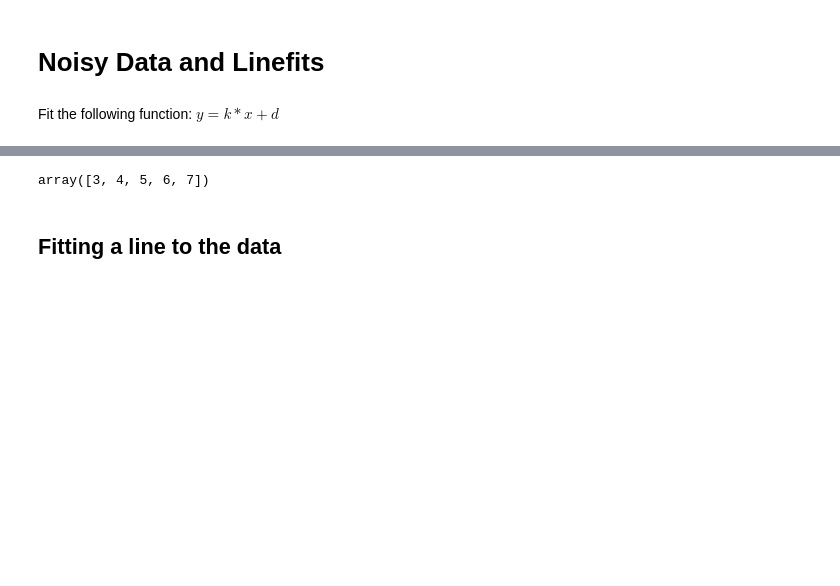
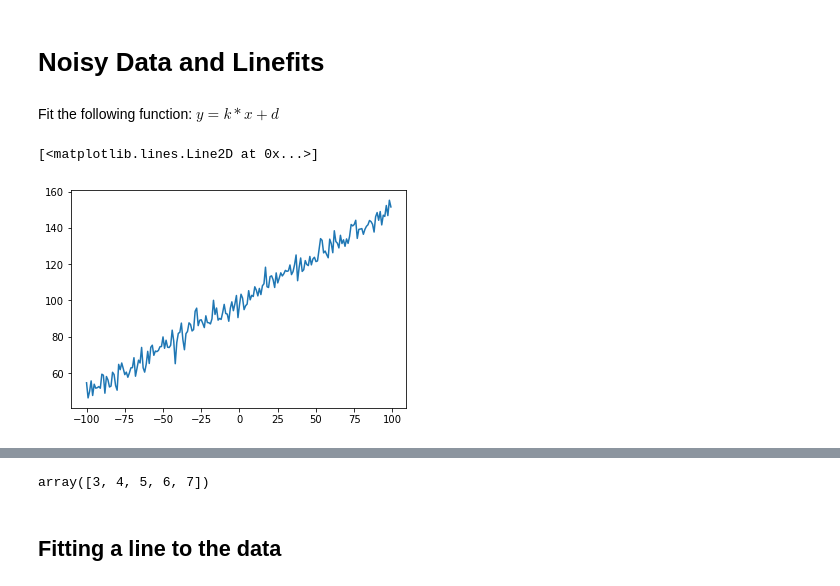
Before and after one commit to thomas-haslwanter/sapy, a Jupyter notebook: ipynbs/2_gettingStarted.ipynb, the cells around one changed output, grey strips where cells are left out. Drawn from its saved outputs; the diff is of its cells as text; code cells hidden in the pictures; blank space fills up the shorter version.

```diff
--- a/ipynbs/2_gettingStarted.ipynb
+++ b/ipynbs/2_gettingStarted.ipynb
@@ -76,6 +76,11 @@ par = {'offset':100, 'slope':0.5, 'noiseAmp':4}
 
 # Everything with random numbers is in the numpy sub-package "np.random"
 x = par['offset'] + par['slope']*t + par['noiseAmp']*np.random.randn(len(t))
+# %%
+plt.plot(t,x)
+# %% [output]
+[<matplotlib.lines.Line2D at 0x...>]
+[figure, added]
 # %%
 # Boolean indexing works in Python: select "late" values, i.e. with t>10
 x_high = x[t>10]
```
Also changed, not shown: parts of 6 cells of this notebook, 7 other files.
